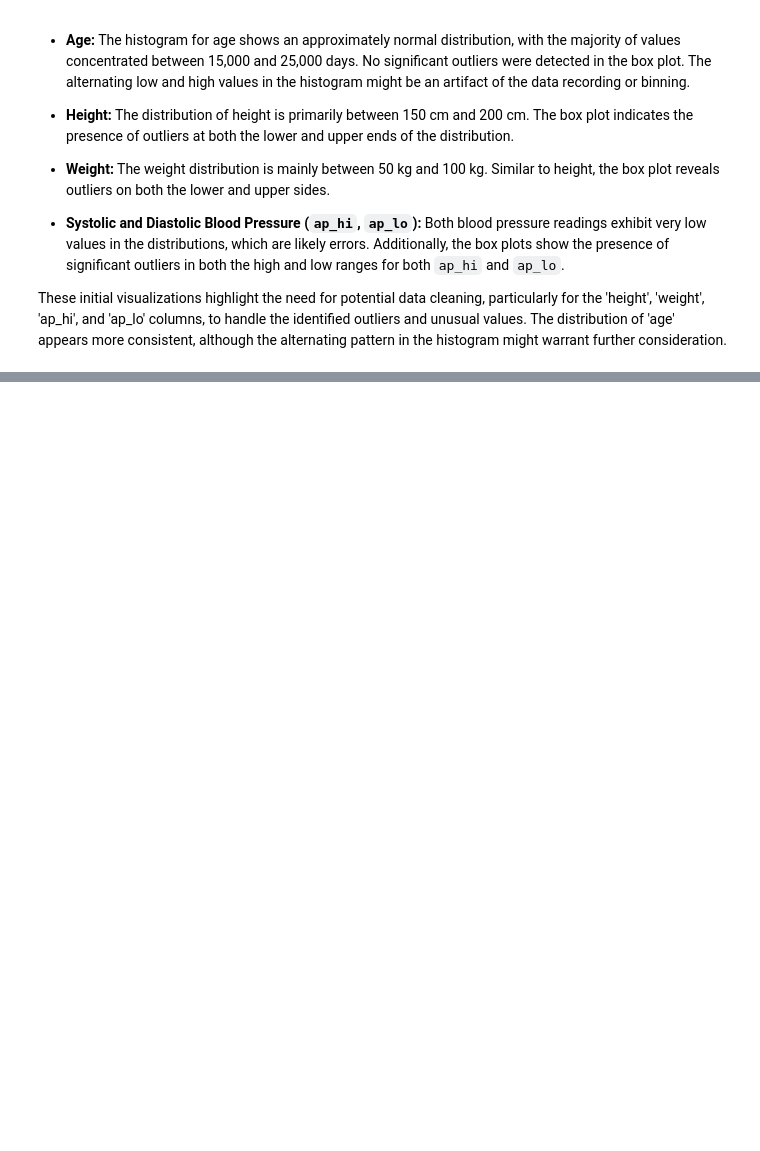
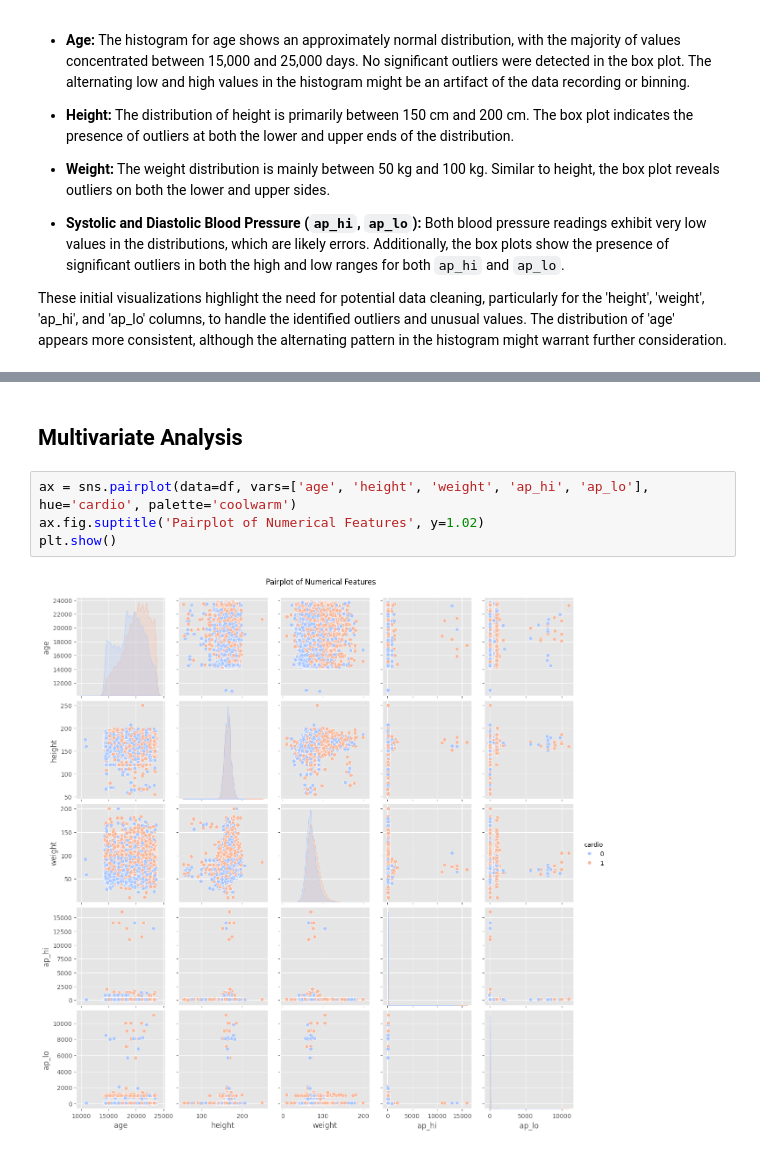
Before and after one commit to mobadara/cardiovascular-disease-risk-prediction, a Jupyter notebook: notebooks/exploratory-data-analysis.ipynb, the cells around one changed output, grey strips where cells are left out. Saved outputs shown, nothing was run; the diff lists cells and outputs as text; blank space fills up the shorter version.

```diff
--- a/notebooks/exploratory-data-analysis.ipynb
+++ b/notebooks/exploratory-data-analysis.ipynb
@@ -215,0 +277,8 @@ These initial visualizations highlight the need for potential data cleaning, par
+# %% [markdown]
+## **Multivariate Analysis**
+# %%
+ax = sns.pairplot(data=df, vars=['age', 'height', 'weight', 'ap_hi', 'ap_lo'], hue='cardio', palette='coolwarm')
+ax.fig.suptitle('Pairplot of Numerical Features', y=1.02)
+plt.show()
+# %% [output]
+[figure, added]
```
Also changed, not shown: parts of 13 cells of this notebook.
